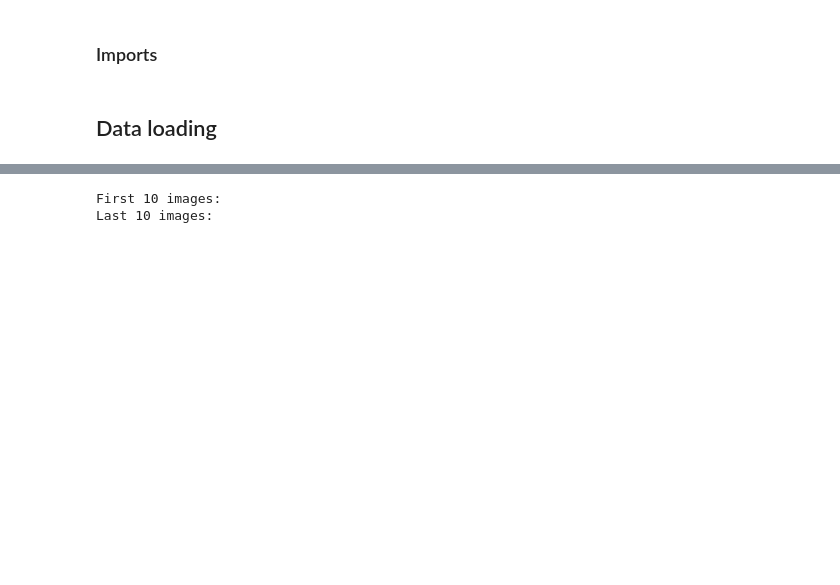
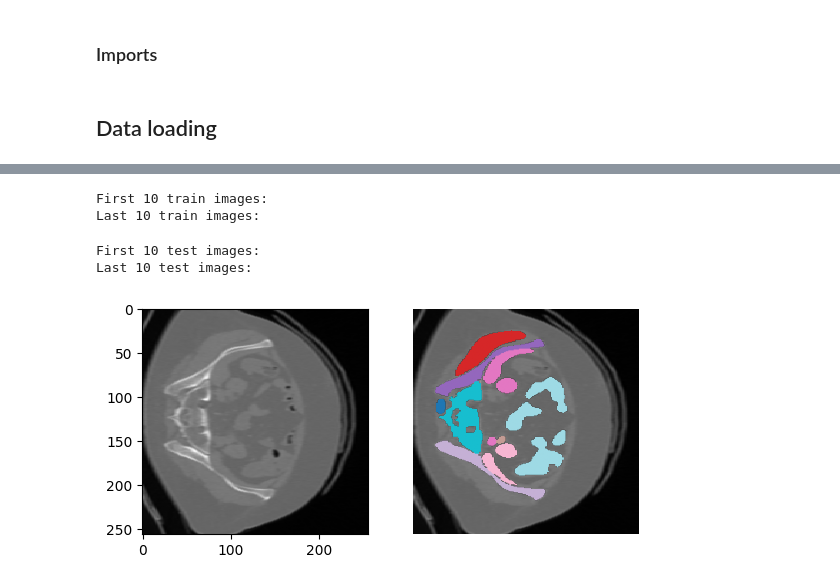
Before and after one commit to MauroAbidalCarrer/raidium_challenge, a Jupyter notebook: unet_solution.ipynb, the cells around one changed output, grey strips where cells are left out. Saved outputs shown, nothing was run; the diff lists cells and outputs as text; code cells hidden in the pictures; blank space fills up the shorter version.

Commit message:
WIP-Feat: Finished first implementation of data formatting.

```diff
--- a/unet_solution.ipynb
+++ b/unet_solution.ipynb
@@ -18,5 +22,5 @@ import plotly.express as px
 # %%
-def format_imgs_into_tensor(imgs_parent_dir: str) -> torch.Tensor:
+def load_imgs_as_tensor(imgs_parent_dir: str) -> torch.Tensor:
     imgs_filenames = sorted(os.listdir(imgs_parent_dir))
     imgs_buffer = torch.empty((len(imgs_filenames), 256, 256), dtype=torch.uint8)
     for img_i, img_filename in enumerate(imgs_filenames):
@@ -24,12 +28,31 @@ def format_imgs_into_tensor(imgs_parent_dir: str) -> torch.Tensor:
         imgs_buffer[img_i] = torchvision.io.decode_image(img_path)[0]
     return imgs_buffer
 
-x_train = format_imgs_into_tensor("dataset/raw/x-train")
+x_train = load_imgs_as_tensor("dataset/raw/x-train")
+x_test = load_imgs_as_tensor("dataset/raw/x-test")
 # %%
-print("First 10 images:")
+print("First 10 train images:")
 display(px.imshow(x_train.numpy()[:10], color_continuous_scale="rainbow", facet_col=0, facet_col_wrap=5))
-print("Last 10 images:")
+print("Last 10 train images:")
 display(px.imshow(x_train.numpy()[-10:], color_continuous_scale="rainbow", facet_col=0, facet_col_wrap=5))
 # %% [output]
-First 10 images:
-Last 10 images:
+First 10 train images:
+Last 10 train images:
+# %%
+print("First 10 test images:")
+display(px.imshow(x_test.numpy()[:10], color_continuous_scale="rainbow", facet_col=0, facet_col_wrap=5))
+print("Last 10 test images:")
+display(px.imshow(x_test.numpy()[-10:], color_continuous_scale="rainbow", facet_col=0, facet_col_wrap=5))
+# %% [output]
+First 10 test images:
+Last 10 test images:
+# %%
+y_train_np = (
+    pd
+    .read_csv("dataset/raw/y-train.csv", index_col=0)
+    .astype("uint8")
+    .T
+    .values
+    .reshape(-1, 256, 256)
+)
+y_train = torch.from_numpy(y_train_np)
@@ -35,0 +61,15 @@ Last 10 images:
+# %%
+def plot_slice_seg(slice_image: np.ndarray, seg: np.ndarray):
+    fig, axes = plt.subplots(1, 2)
+    axes[0].imshow(slice_image, cmap="gray")
+    axes[1].imshow(slice_image, cmap="gray")
+    seg_masked = np.ma.masked_where(seg == 0, seg)
+    axes[1].imshow(seg_masked, cmap="tab20")
+    plt.axis("off")
+
+plot_slice_seg(
+    x_train[0].numpy(),
+    y_train.numpy()[0],
+)
+# %% [output]
+[figure, added]
```
Also changed, not shown: parts of 4 cells of this notebook.
